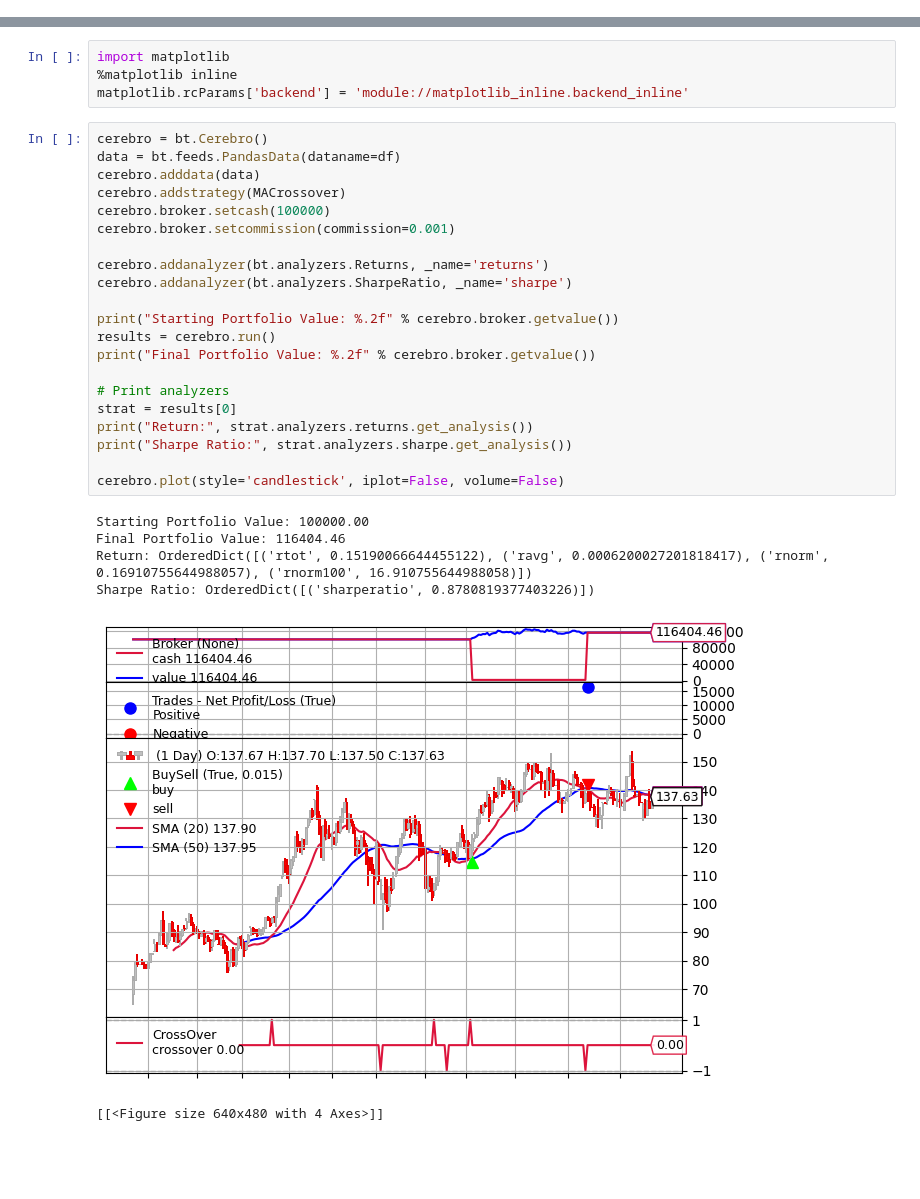
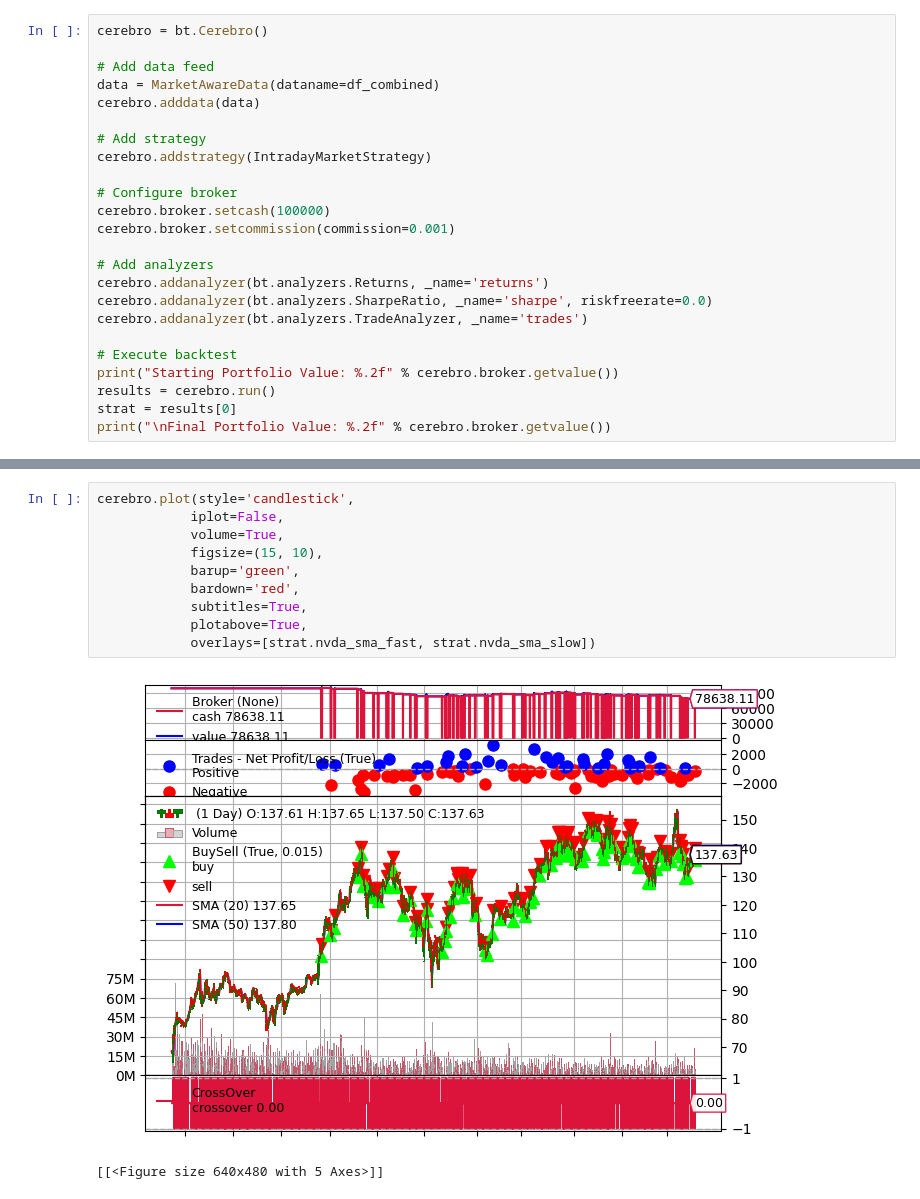
Before and after one commit to Har2yQn78/StockTradingBot, a Jupyter notebook: nbs/SP500 5 - Backtesting.ipynb, the cells around one changed output, grey strips where cells are left out. Saved outputs shown, nothing was run; the diff lists cells and outputs as text; blank space fills up the shorter version.

Commit message:
update backtesting

```diff
--- a/nbs/SP500 5 - Backtesting.ipynb
+++ b/nbs/SP500 5 - Backtesting.ipynb
@@ -51,0 +107,24 @@ class MACrossover(bt.Strategy):
+# %%
+cerebro = bt.Cerebro()
+
+# Add data feed
+data = MarketAwareData(dataname=df_combined)
+cerebro.adddata(data)
+
+# Add strategy
+cerebro.addstrategy(IntradayMarketStrategy)
+
+# Configure broker
+cerebro.broker.setcash(100000)
+cerebro.broker.setcommission(commission=0.001)
+
+# Add analyzers
+cerebro.addanalyzer(bt.analyzers.Returns, _name='returns')
+cerebro.addanalyzer(bt.analyzers.SharpeRatio, _name='sharpe', riskfreerate=0.0)
+cerebro.addanalyzer(bt.analyzers.TradeAnalyzer, _name='trades')
+
+# Execute backtest
+print("Starting Portfolio Value: %.2f" % cerebro.broker.getvalue())
+results = cerebro.run()
+strat = results[0]
+print("\nFinal Portfolio Value: %.2f" % cerebro.broker.getvalue())
@@ -52,32 +184,13 @@ class MACrossover(bt.Strategy):
 # %%
-import matplotlib
-%matplotlib inline
-matplotlib.rcParams['backend'] = 'module://matplotlib_inline.backend_inline'
+cerebro.plot(style='candlestick',
+            iplot=False,
+            volume=True,
+            figsize=(15, 10),
+            barup='green',
+            bardown='red',
+            subtitles=True,
+            plotabove=True,
+            overlays=[strat.nvda_sma_fast, strat.nvda_sma_slow])
+# %% [output]
+[figure, added]
+[[<Figure size 640x480 with 5 Axes>]]
-# %%
-cerebro = bt.Cerebro()
-data = bt.feeds.PandasData(dataname=df)
-cerebro.adddata(data)
-cerebro.addstrategy(MACrossover)
-cerebro.broker.setcash(100000)
-cerebro.broker.setcommission(commission=0.001)
-
-cerebro.addanalyzer(bt.analyzers.Returns, _name='returns')
-cerebro.addanalyzer(bt.analyzers.SharpeRatio, _name='sharpe')
-
-print("Starting Portfolio Value: %.2f" % cerebro.broker.getvalue())
-results = cerebro.run()
-print("Final Portfolio Value: %.2f" % cerebro.broker.getvalue())
-
-# Print analyzers
-strat = results[0]
-print("Return:", strat.analyzers.returns.get_analysis())
-print("Sharpe Ratio:", strat.analyzers.sharpe.get_analysis())
-
-cerebro.plot(style='candlestick', iplot=False, volume=False)
-# %% [output]
-Starting Portfolio Value: 100000.00
-Final Portfolio Value: 116404.46
-Return: OrderedDict([('rtot', 0.15190066644455122), ('ravg', 0.0006200027201818417), ('rnorm', 0.16910755644988057), ('rnorm100', 16.910755644988058)])
-Sharpe Ratio: OrderedDict([('sharperatio', 0.8780819377403226)])
-[figure, removed]
-[[<Figure size 640x480 with 4 Axes>]]
```
Also changed, not shown: parts of 9 cells of this notebook, 2 other files.
